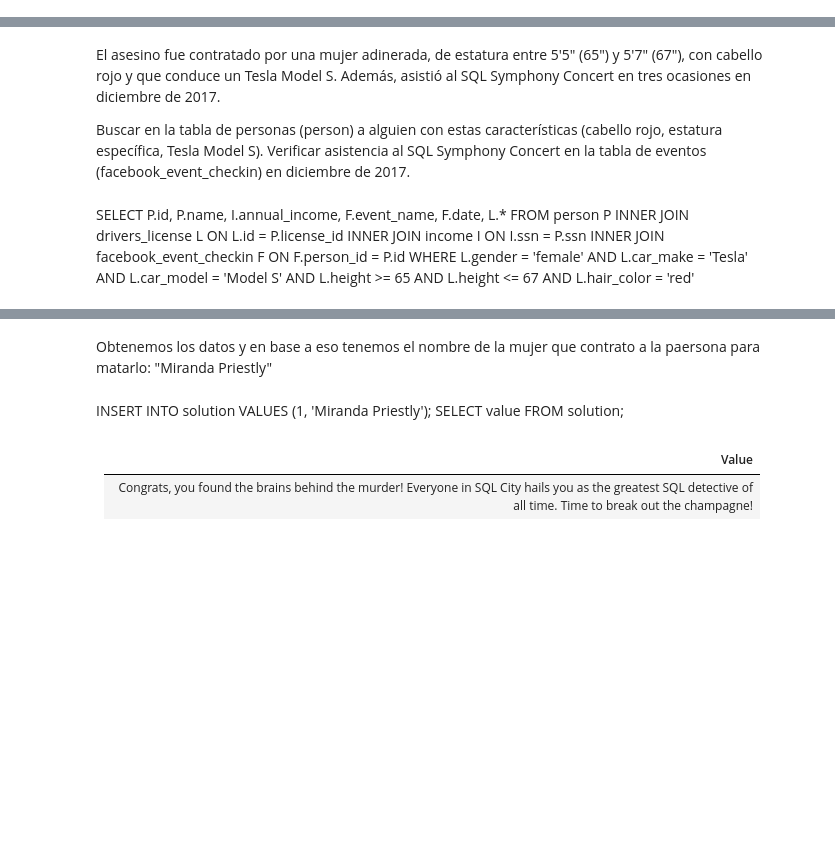
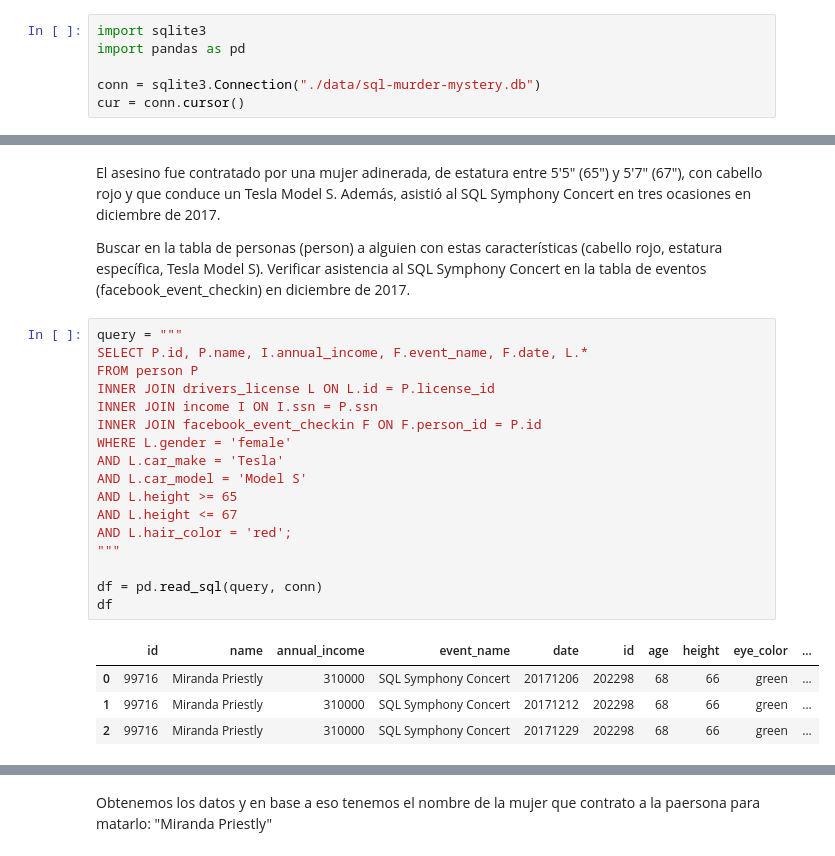
Before and after one commit to rafaneda7/Team-Challenge---Team-Nancy-Drew, a Jupyter notebook: Parte_I_SQL Game.ipynb, the cells around one changed output, grey strips where cells are left out. Cells and saved outputs as stored; diff of their text form; blank space fills up the shorter version.

```diff
--- a/Parte_I_SQL Game.ipynb
+++ b/Parte_I_SQL Game.ipynb
@@ -38,0 +32,6 @@ AND type = 'murder'
+# %%
+import sqlite3
+import pandas as pd
+
+conn = sqlite3.Connection("./data/sql-murder-mystery.db")
+cur = conn.cursor()
@@ -109,18 +174,28 @@ El asesino fue contratado por una mujer adinerada, de estatura entre 5'5" (65")
 
 Buscar en la tabla de personas (person) a alguien con estas características (cabello rojo, estatura específica, Tesla Model S).
 Verificar asistencia al SQL Symphony Concert en la tabla de eventos (facebook_event_checkin) en diciembre de 2017.
-# %% [markdown]
-SELECT P.id, P.name, I.annual_income, F.event_name, F.date, L.*
-FROM person P
-INNER JOIN drivers_license L ON L.id = P.license_id
-INNER JOIN income I ON I.ssn = P.ssn
-INNER JOIN facebook_event_checkin F ON F.person_id = P.id
-WHERE L.gender = 'female'
-AND L.car_make = 'Tesla'
-AND L.car_model = 'Model S'
-AND L.height >= 65
-AND L.height <= 67
-AND L.hair_color = 'red'
+# %%
+query = """
+SELECT P.id, P.name, I.annual_income, F.event_name, F.date, L.*
+FROM person P
+INNER JOIN drivers_license L ON L.id = P.license_id
+INNER JOIN income I ON I.ssn = P.ssn
+INNER JOIN facebook_event_checkin F ON F.person_id = P.id
+WHERE L.gender = 'female'
+AND L.car_make = 'Tesla'
+AND L.car_model = 'Model S'
+AND L.height >= 65
+AND L.height <= 67
+AND L.hair_color = 'red';
+"""
+
+df = pd.read_sql(query, conn)
+df
+# %% [output]
+|  | id | name | annual_income | event_name | date | id | age | height | eye_color | ... |
+| 0 | 99716 | Miranda Priestly | 310000 | SQL Symphony Concert | 20171206 | 202298 | 68 | 66 | green | ... |
+| 1 | 99716 | Miranda Priestly | 310000 | SQL Symphony Concert | 20171212 | 202298 | 68 | 66 | green | ... |
+| 2 | 99716 | Miranda Priestly | 310000 | SQL Symphony Concert | 20171229 | 202298 | 68 | 66 | green | ... |
 # %% [markdown]
 | ID     | Name             | Annual Income | Event Name            | Date       | ID     | Age | Height | Eye Color | Hair Color | Gender | Plate Number | Car Make | Car Model |
 |--------|------------------|---------------|-----------------------|------------|--------|-----|--------|-----------|------------|--------|--------------|----------|-----------|
@@ -129,10 +204,3 @@ AND L.hair_color = 'red'
 | 99716  | Miranda Priestly | 310000        | SQL Symphony Concert  | 2017-12-29 | 202298 | 68  | 66     | Green     | Red        | Female | 500123       | Tesla    | Model S   |
 # %% [markdown]
 Obtenemos los datos y en base a eso tenemos el nombre de la mujer que contrato a la paersona para matarlo: "Miranda Priestly"
-# %% [markdown]
-INSERT INTO solution VALUES (1, 'Miranda Priestly');
-SELECT value FROM solution;
-# %% [markdown]
-| Value                                                                                                                                                     |
-|-----------------------------------------------------------------------------------------------------------------------------------------------------------|
-| Congrats, you found the brains behind the murder! Everyone in SQL City hails you as the greatest SQL detective of all time. Time to break out the champagne! |
```
Also changed, not shown: parts of 24 cells of this notebook, 1 other file.
